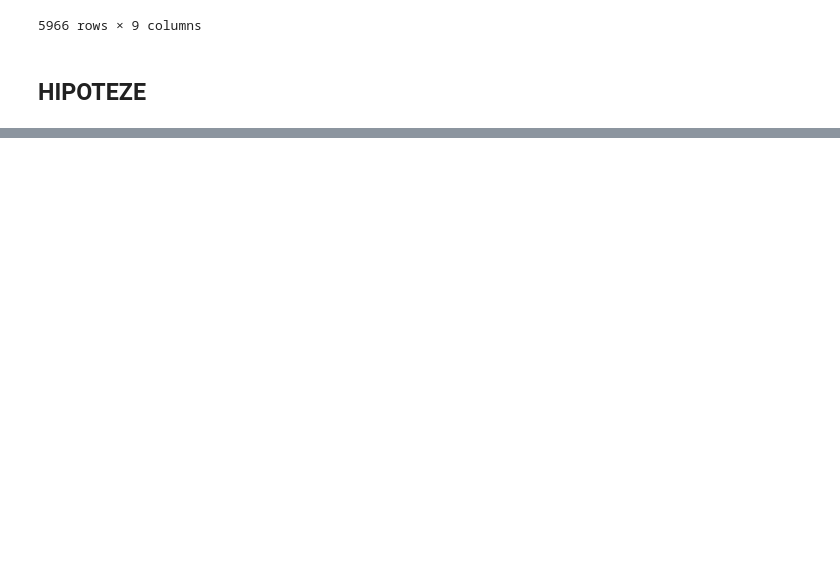
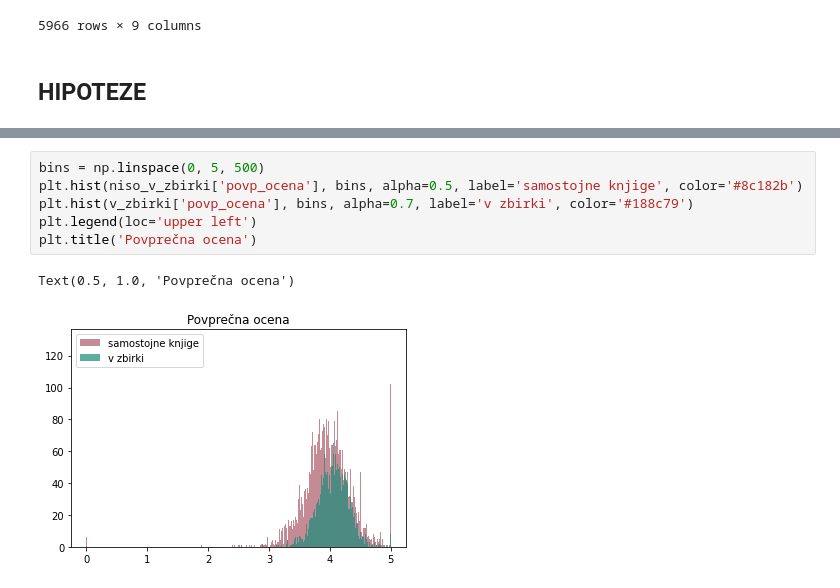
Before and after one commit to Maja-Farazin/Analiza-knjig, a Jupyter notebook: Analiza_knjig.ipynb, the cells around one changed output, grey strips where cells are left out. Drawn from its saved outputs; the diff is of its cells as text; blank space fills up the shorter version.

```diff
--- a/Analiza_knjig.ipynb
+++ b/Analiza_knjig.ipynb
@@ -93,0 +143,9 @@ Pogledati želim, ali so knjige, ki so del neke zbirke bolj popularne od knjig,
+# %%
+bins = np.linspace(0, 5, 500)
+plt.hist(niso_v_zbirki['povp_ocena'], bins, alpha=0.5, label='samostojne knjige', color='#8c182b')
+plt.hist(v_zbirki['povp_ocena'], bins, alpha=0.7, label='v zbirki', color='#188c79')
+plt.legend(loc='upper left')
+plt.title('Povprečna ocena')
+# %% [output]
+Text(0.5, 1.0, 'Povprečna ocena')
+[figure, added]
```
Also changed, not shown: parts of 32 cells of this notebook.
